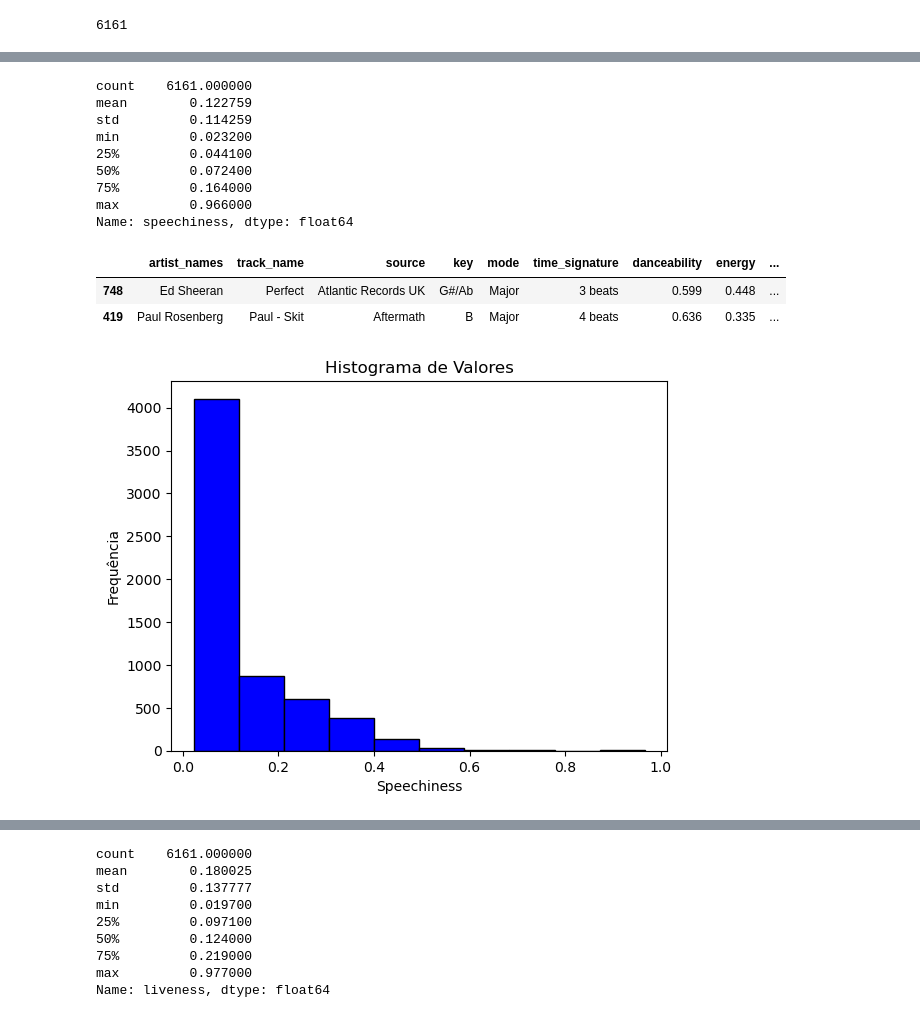
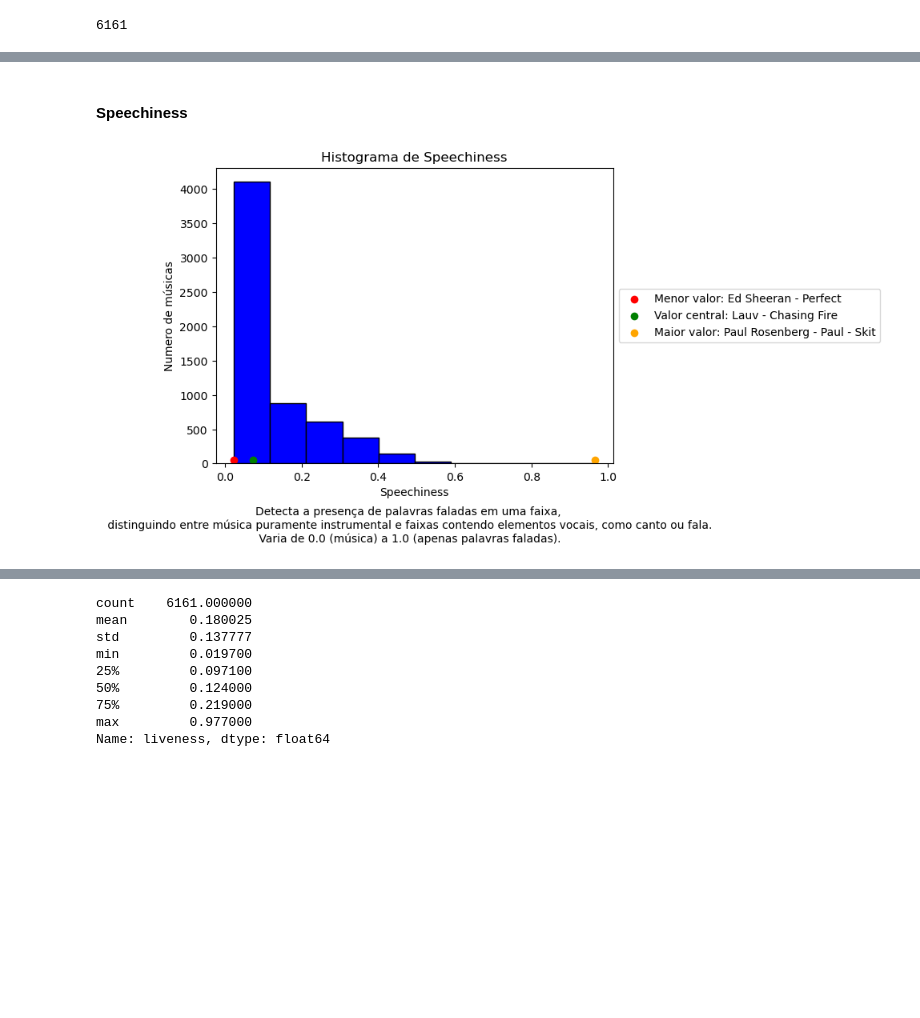
Before and after one commit to EandroC/ExplorandoPrincipaisMusicasDoSpotify, a Jupyter notebook: Untitled.ipynb, the cells around one changed output, grey strips where cells are left out. Drawn from its saved outputs; the diff is of its cells as text; code cells hidden in the pictures; blank space fills up the shorter version.

```diff
--- a/Untitled.ipynb
+++ b/Untitled.ipynb
@@ -431,33 +436,28 @@ plt.show()
+# %% [markdown]
+#### Speechiness
 # %%
-dados_sem_duplicatas['speechiness'].describe()
+min_value = dados_sem_duplicatas['speechiness'].min()
+median_value = dados_sem_duplicatas['speechiness'].median()
+max_value = dados_sem_duplicatas['speechiness'].max()
+
+min_artist_song = dados_sem_duplicatas[dados_sem_duplicatas['speechiness'] == min_value][['artist_names', 'track_name']].values[0]
+median_artist_song = dados_sem_duplicatas[dados_sem_duplicatas['speechiness'] == median_value][['artist_names', 'track_name']].values[0]
+max_artist_song = dados_sem_duplicatas[dados_sem_duplicatas['speechiness'] == max_value][['artist_names', 'track_name']].values[0]
+
+plt.hist(dados_sem_duplicatas['speechiness'], bins=10, color='blue', edgecolor='black')
+
+plt.scatter(min_value, 50, color='red', label=f'Menor valor: {min_artist_song[0]} - {min_artist_song[1]}')
+plt.scatter(median_value, 50, color='green', label=f'Valor central: {median_artist_song[0]} - {median_artist_song[1]}')
+plt.scatter(max_value, 50, color='orange', label=f'Maior valor: {max_artist_song[0]} - {max_artist_song[1]}')
+
+plt.xlabel('Speechiness')
+plt.ylabel('Numero de músicas')
+plt.title('Histograma de Speechiness')
+
+description = "Detecta a presença de palavras faladas em uma faixa,\n distinguindo entre música puramente instrumental e faixas contendo elementos vocais, como canto ou fala.\n Varia de 0.0 (música) a 1.0 (apenas palavras faladas)."
+plt.figtext(0.5, -0.05, description, horizontalalignment='center', verticalalignment='center')
+
+plt.legend(loc='center left', bbox_to_anchor=(1, 0.5))
+plt.show()
 # %% [output]
-count    6161.000000
-mean        0.122759
-std         0.114259
-min         0.023200
-25%         0.044100
-50%         0.072400
-75%         0.164000
-max         0.966000
-Name: speechiness, dtype: float64
+[figure, added]
-# %%
-extremos = dados_sem_duplicatas.loc[[dados_sem_duplicatas['speechiness'].idxmin(),
-                                     dados_sem_duplicatas['speechiness'].idxmax()]]
-
-extremos
-# %% [output]
-|  | artist_names | track_name | source | key | mode | time_signature | danceability | energy | ... |
-| 748 | Ed Sheeran | Perfect | Atlantic Records UK | G#/Ab | Major | 3 beats | 0.599 | 0.448 | ... |
-| 419 | Paul Rosenberg | Paul - Skit | Aftermath | B | Major | 4 beats | 0.636 | 0.335 | ... |
-# %%
-plt.hist(dados_sem_duplicatas['speechiness'], bins=10, color='blue', edgecolor='black')
-
-# Adicionando rótulos
-plt.xlabel('Speechiness')
-plt.ylabel('Frequência')
-plt.title('Histograma de Valores')
-
-# Exibindo o histograma
-plt.show()
-# %% [output]
-[figure, removed]
```
Also changed, not shown: parts of 36 cells of this notebook.
